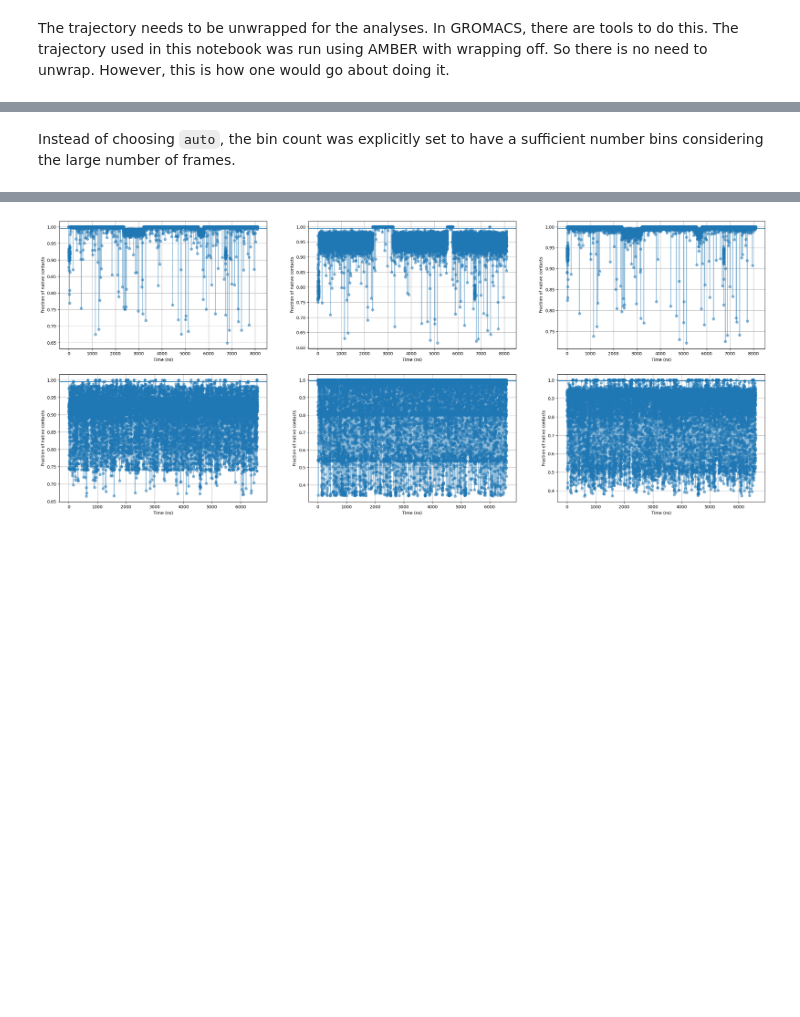
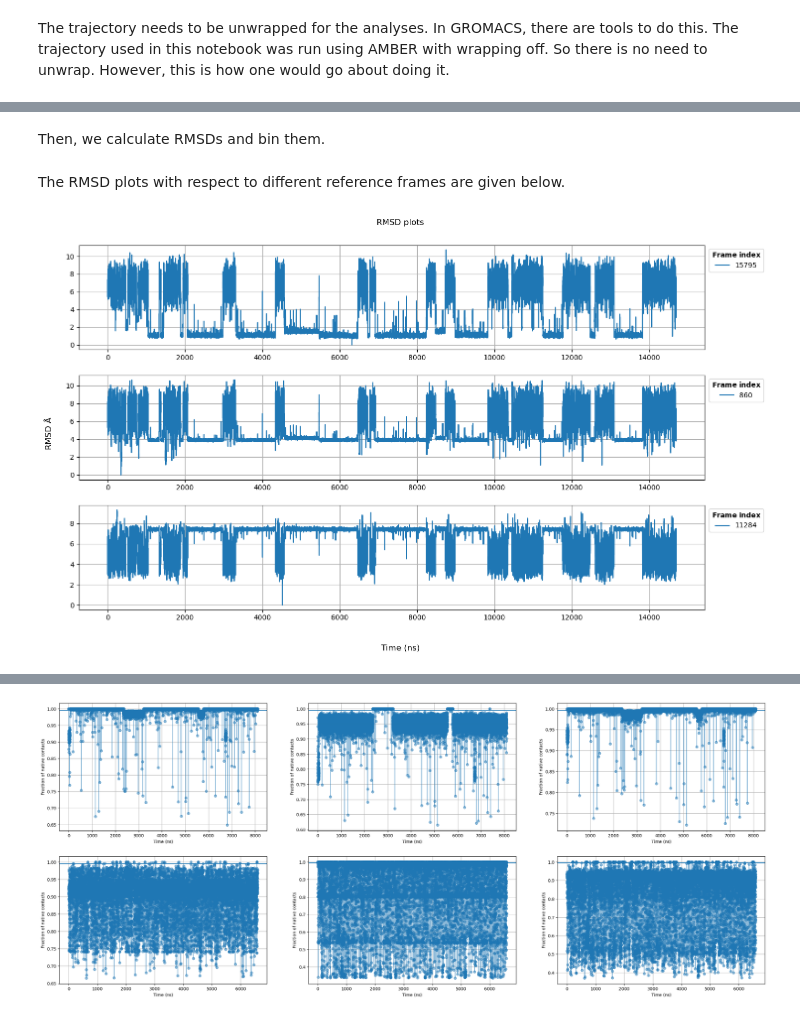
Before and after one commit to nithinkr2000/mc_trex, a Jupyter notebook: docs/examples/Trajectory classification.ipynb, the cells around one changed output, grey strips where cells are left out. Saved outputs shown, nothing was run; the diff lists cells and outputs as text; code cells hidden in the pictures; blank space fills up the shorter version.

```diff
--- a/docs/examples/Trajectory classification.ipynb
+++ b/docs/examples/Trajectory classification.ipynb
@@ -152,9 +91,9 @@ Next we extract the frames and create universes.
 # %%
-full_refs = [mda.Universe(top, coords[idx, :, :]) for idx in refs]
+refs1 = [mda.Universe(top, coords[idx, :, :]) for idx in ref_idcs1]
 # %%
-ra.traj = wrapped_traj
-ra.refs = full_refs
+ra.traj = traj
+ra.refs = refs1
+# %% [markdown]
+Then, we calculate RMSDs and bin them.
 # %%
-filenames = ["/home/nithinkomathrajendran/all_repos/mc_trex/docs/examples/aligned" + str(i+1) + ".nc" for i in range(3)]
-
-full_rmsds = ra.get_similarity_metric(filenames=filenames, select="nucleic and not type H*")
+rmsds1 = ra.get_similarity_metric(select="nucleic and not type H*", method="no_align")
@@ -163,13 +104,19 @@ full_hist = ra.bin_frames(full_rmsds, bins=3000)
 # %% [markdown]
-Instead of choosing `auto`, the bin count was explicitly set to have a sufficient number bins considering the large number of frames.
+The RMSD plots with respect to different reference frames are given below.
 # %%
-fig, axs = plt.subplots(nrows=3, figsize=(15, 12))
+fig, axs = plt.subplots(nrows=3, figsize=(15, 9))
 
-for rmsd, ax, refidx in zip(full_rmsds, axs.flat, refs):
-    ax.plot(np.arange(full_rmsds[0].shape[0])*0.4, rmsd, label=refidx)
-    ax.legend(title="Frame index")
+for rmsd, ax, refidx in zip(rmsds1, axs.flat, refs):
+    ax.plot(np.arange(rmsds1[0].shape[0])*0.4, rmsd, label=refidx)
+    ax.legend(title=r"$\mathrm{\mathbf{Frame\ index}}$", bbox_to_anchor=(1.1, 1))
+    ax.grid(True)
+
+
 fig.supxlabel("Time (ns)")
 fig.supylabel(r"RMSD $\mathrm{\AA}$")
 fig.suptitle("RMSD plots")
+
 fig.tight_layout(pad=2)
+# %% [output]
+[figure, added]
 # %%
```
Also changed, not shown: parts of 44 cells of this notebook.
